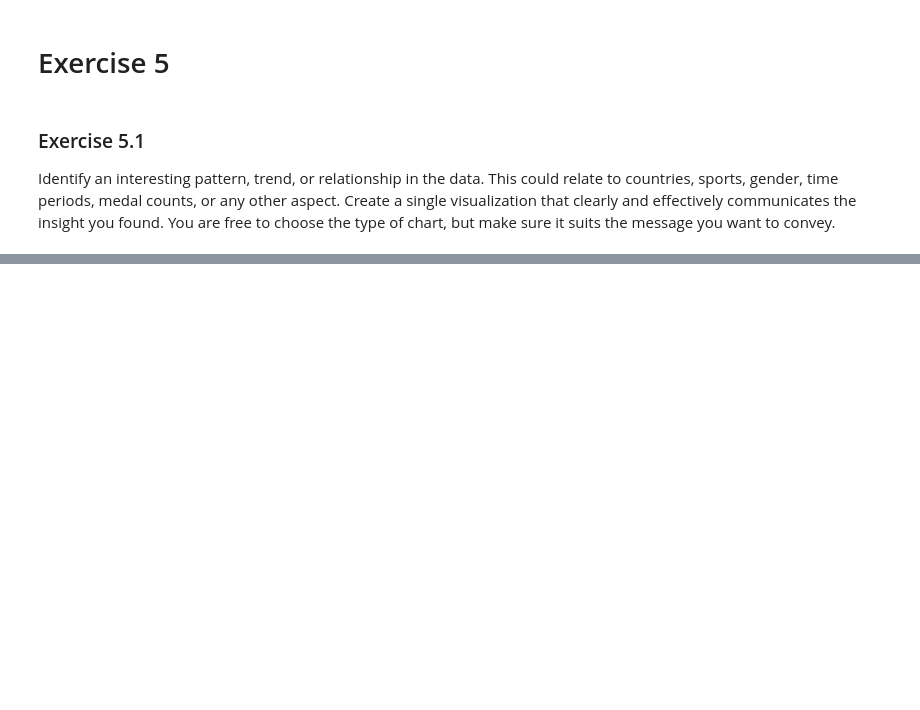
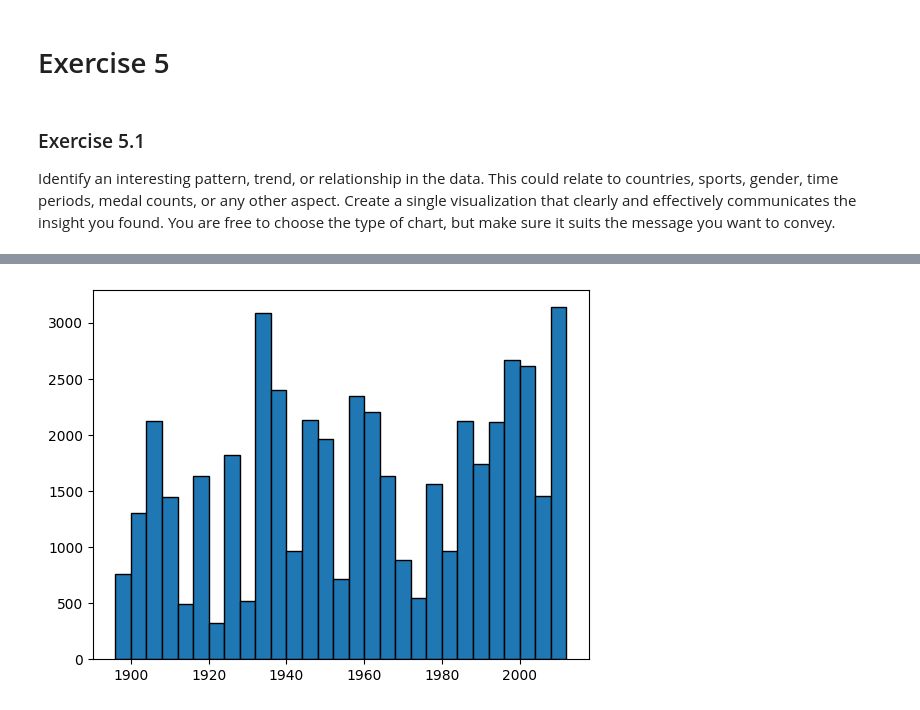
Before and after one commit to Metaphysicist1/Olympion, a Jupyter notebook: scripts/01_load_process.ipynb, the cells around one changed output, grey strips where cells are left out. Cells and saved outputs as stored; diff of their text form; code cells hidden in the pictures; blank space fills up the shorter version.

```diff
--- a/scripts/01_load_process.ipynb
+++ b/scripts/01_load_process.ipynb
@@ -147,4 +149 @@ dtypes: float64(1), object(8)
 memory usage: 3.6+ MB
-# %%
-athletes_df['athlete_id'] = athletes_df['athlete_id'].astype(int)
-athletes_df['athlete_id']
@@ -738,0 +799,3 @@ Briefly describe what the visualization shows and explain why the pattern is int
+# %%
+df_trend = df.copy()
+df_trend.head()
@@ -738,0 +809,5 @@ Briefly describe what the visualization shows and explain why the pattern is int
+# %%
+plt.hist(df_trend['year'], bins=range(1896, 2016, 4), edgecolor='black')
+plt.show()
+# %% [output]
+[figure, added]
```
Also changed, not shown: parts of 53 cells of this notebook, 4 other files.
